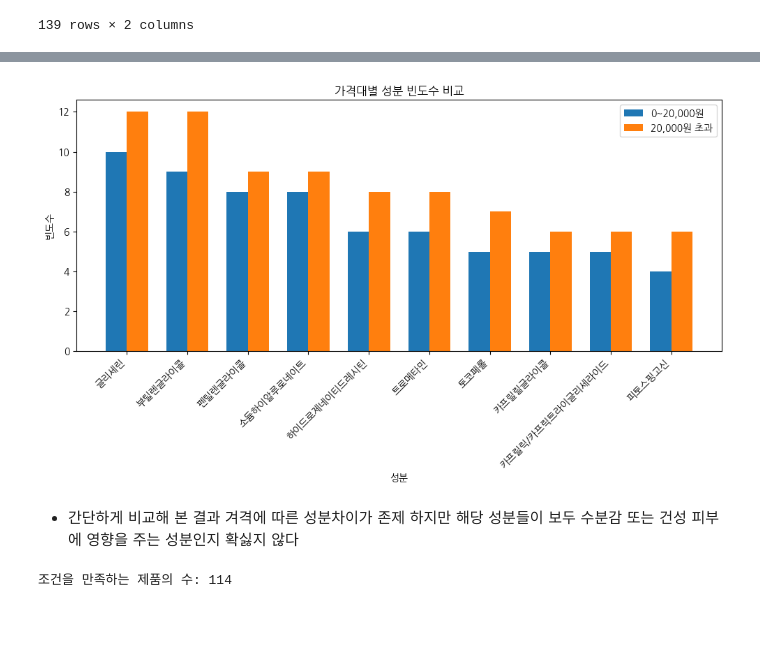
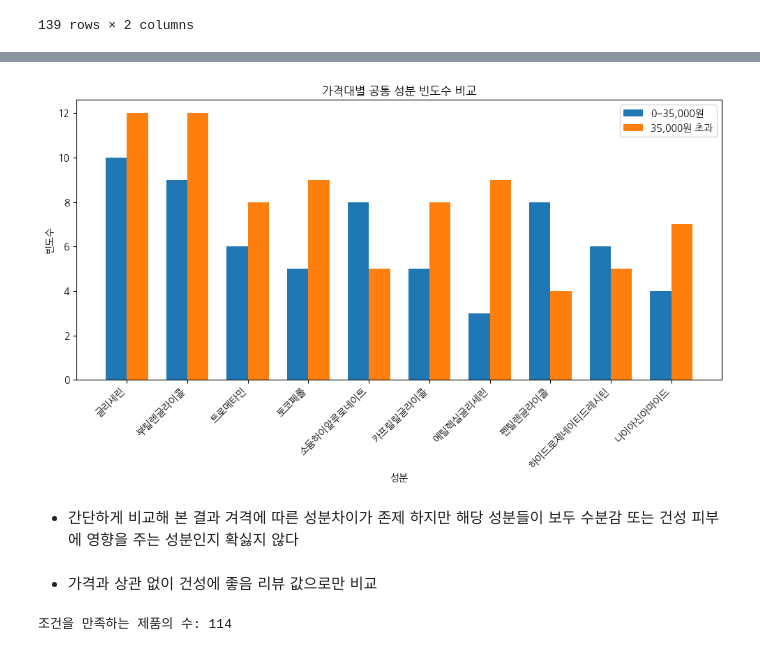
Before and after one commit to addinedu-ros-5th/eda-repo-4, a Jupyter notebook: data_analysis.ipynb, the cells around one changed output, grey strips where cells are left out. Cells and saved outputs as stored; diff of their text form; code cells hidden in the pictures; blank space fills up the shorter version.

Commit message:
Add files via upload
data_analysis_modify

```diff
--- a/data_analysis.ipynb
+++ b/data_analysis.ipynb
@@ -170,6 +170,8 @@ def base_to_df(table_name):
 # 이와 같이 사용하여 결과를 원하는 변수에 직접 할당할 수 있습니다.
 # %%
 skin_df =base_to_df('skin')
+# %%
+lotion_df = base_to_df('lotion')
 # %% [markdown]
 - 앞서 lotion 데이터 크롤링 코드에서 작성했었던 성분의 빈도를 비교하는 함수
 # %%
@@ -284,9 +286,9 @@ lotion_dry_skin_up_to_35000
 139 rows × 2 columns
 # %%
 # 두 데이터 프레임의 차이점 확인
-common = pd.merge(lotion_dry_skin_0_to_35000, lotion_dry_skin_up_to_35000, on='성분', how='inner', suffixes=('_0_to_20000', '_up_to_20000'))
-unique_to_0_to_20000 = pd.merge(lotion_dry_skin_0_to_35000, lotion_dry_skin_up_to_35000, on='성분', how='left', indicator=True).query('_merge == "left_only"').drop('_merge', axis=1)
-unique_to_up_to_20000 = pd.merge(lotion_dry_skin_0_to_35000, lotion_dry_skin_up_to_35000, on='성분', how='right', indicator=True).query('_merge == "right_only"').drop('_merge', axis=1)
+common = pd.merge(lotion_dry_skin_0_to_35000, lotion_dry_skin_up_to_35000, on='성분', how='inner', suffixes=('_0_to_35000', '_up_to_35000'))
+unique_to_0_to_35000 = pd.merge(lotion_dry_skin_0_to_35000, lotion_dry_skin_up_to_35000, on='성분', how='left', indicator=True).query('_merge == "left_only"').drop('_merge', axis=1)
+unique_to_up_to_35000 = pd.merge(lotion_dry_skin_0_to_35000, lotion_dry_skin_up_to_35000, on='성분', how='right', indicator=True).query('_merge == "right_only"').drop('_merge', axis=1)
 
 common
 # %% [output]
@@ -338,34 +340,41 @@ unique_to_up_to_20000
 # %%
+import pandas as pd
 import matplotlib.pyplot as plt
+import numpy as np
 import koreanize_matplotlib
 
+# 가정: common DataFrame이 이미 생성되어 있고, 각 성분의 빈도수를 포함하고 있다고 가정합니다.
+# common = pd.merge(lotion_dry_skin_0_to_35000, lotion_dry_skin_up_to_35000, on='성분', how='inner', suffixes=('_0_to_35000', '_up_to_35000'))
 
+N = 10  # 상위 10개 성분
 
-# 0~35,000원 범위와 35,000원 초과 범위의 성분 중 상위 N개 성분만 시각화
-N = 10  # 상위 10개 성분
-top_0_to_35000 = lotion_dry_skin_0_to_35000.head(N)
-top_up_to_35000 = lotion_dry_skin_up_to_35000.head(N)
+# 상위 N개의 공통 성분을 선택합니다. 빈도수 기준으로 정렬이 필요할 수 있습니다.
+# 이 예에서는 두 가격대의 빈도수 합을 기준으로 상위 N개 성분을 선택합니다.
+common['빈도수_합'] = common['빈도_0_to_35000'] + common['빈도_up_to_35000']
+top_common = common.sort_values(by='빈도수_합', ascending=False).head(N)
 
 fig, ax = plt.subplots(figsize=(10, 6))
 bar_width = 0.35
 index = np.arange(N)
 
-bars1 = ax.bar(index, top_0_to_35000['빈도'], bar_width, label='0~20,000원')
-bars2 = ax.bar(index + bar_width, top_up_to_35000['빈도'], bar_width, label='20,000원 초과')
+bars1 = ax.bar(index, top_common['빈도_0_to_35000'], bar_width, label='0~35,000원')
+bars2 = ax.bar(index + bar_width, top_common['빈도_up_to_35000'], bar_width, label='35,000원 초과')
 
 ax.set_xlabel('성분')
 ax.set_ylabel('빈도수')
-ax.set_title('가격대별 성분 빈도수 비교')
+ax.set_title('가격대별 공통 성분 빈도수 비교')
 ax.set_xticks(index + bar_width / 2)
-ax.set_xticklabels(top_0_to_35000['성분'], rotation=45, ha='right')
+ax.set_xticklabels(top_common['성분'], rotation=45, ha='right')
 ax.legend()
 
 plt.tight_layout()
 plt.show()
 # %% [output]
-[figure, old version]
+[figure, new version]
 # %% [markdown]
  - 간단하게 비교해 본 결과 겨격에 따른 성분차이가 존제 하지만 해당 성분들이 보두 수분감 또는 건성 피부에 영향을 주는 성분인지 확싫지 않다
+# %% [markdown]
+- 가격과 상관 없이 건성에 좋음 리뷰 값으로만 비교
 # %%
 lotion_dry_skin_up_to_25 = frequent_ingredients(lotion_df,'건성',10,(25,float('inf')))
 
```
Also changed, not shown: parts of 9 cells of this notebook.
